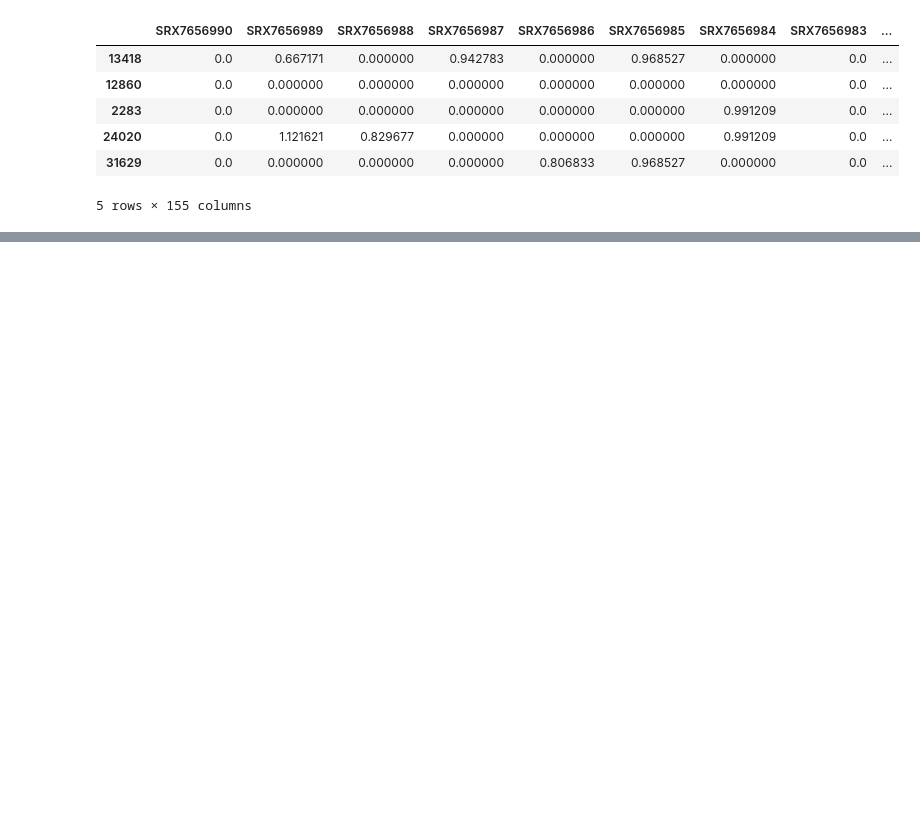
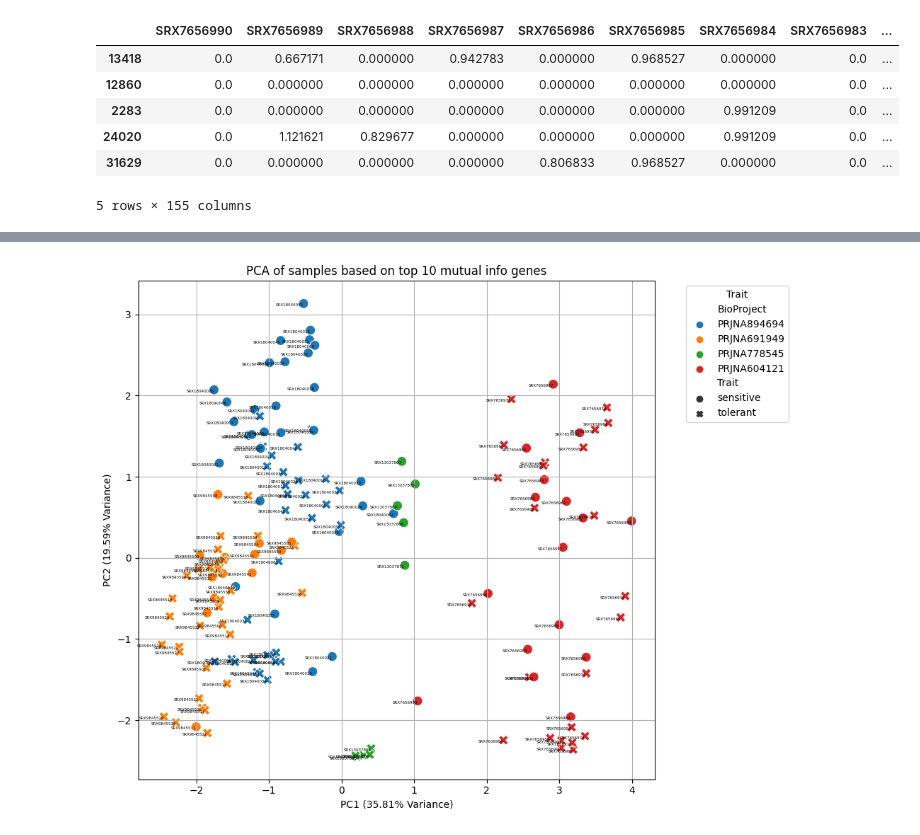
Before and after one commit to Resilience-Biomarkers-for-Aquaculture/Cvirg_Pmarinus_RNAseq, a Jupyter notebook: scripts/2025-01-03_RNAseq_all_AI_diffexp.ipynb, the cells around one changed output, grey strips where cells are left out. Saved outputs shown, nothing was run; the diff lists cells and outputs as text; code cells hidden in the pictures; blank space fills up the shorter version.

```diff
--- a/scripts/2025-01-03_RNAseq_all_AI_diffexp.ipynb
+++ b/scripts/2025-01-03_RNAseq_all_AI_diffexp.ipynb
@@ -549,0 +728,3 @@ plt.savefig("../analyses/2025-01-03_RNAseq_all_AI_diffexp/PCA_top_10_mutual_info
+# %%
+metadata_sorted = metadata.sort_values(by=['BioProject', 'Trait'])
+sorted_samples = metadata_sorted['Sample']
@@ -549,0 +772,8 @@ plt.savefig("../analyses/2025-01-03_RNAseq_all_AI_diffexp/PCA_top_10_mutual_info
+# %%
+# Create a DataFrame for averaged results
+mutual_info_results = pd.DataFrame({
+    'Gene': top_genes_data_sorted.index,
+    'Mutual_Information': avg_mi_scores
+}).sort_values(by='Mutual_Information', ascending=False)
+
+print(mutual_info_results.head(10))
@@ -549,0 +792,8 @@ plt.savefig("../analyses/2025-01-03_RNAseq_all_AI_diffexp/PCA_top_10_mutual_info
+# %%
+# Do PCA plot for the top 10, genes in mutual information score
+top_genes_to_visualize = mutual_info_results.iloc[:10]['Gene']
+
+# Subset the log-transformed CPM data for these genes
+top_genes_data = log_cpm_T.loc[top_genes_to_visualize]
+
+top_genes_data.head()
@@ -549,0 +808,53 @@ plt.savefig("../analyses/2025-01-03_RNAseq_all_AI_diffexp/PCA_top_10_mutual_info
+# %%
+import matplotlib.pyplot as plt
+import matplotlib
+%matplotlib inline
+
+# Perform PCA for the top 10 genes
+pca_data = top_genes_data.T
+
+scaler = StandardScaler()
+scaled_top_10_data = scaler.fit_transform(top_genes_data.T)  # Transpose so genes are features
+pca_top_10 = PCA(n_components=2)
+principal_components = pca_top_10.fit_transform(scaled_top_10_data)
+
+
+
+# Create a DataFrame for the PCA results
+pca_df = pd.DataFrame(data=principal_components, columns=['PC1', 'PC2'])
+pca_df['Sample'] = pca_data.index
+
+# Merge with metadata to color by treatment or batch
+pca_df = pd.merge(pca_df, metadata, left_on='Sample', right_on='Sample')
+
+# Plot PCA for Top 10 Genes
+plt.figure(figsize=(10, 8))
+sns.scatterplot(
+    data=pca_df,
+    x='PC1', y='PC2',
+    hue='BioProject',  # Color by treatment
+    style='Trait',    # Style points by batch
+    s=100
+)
+
+# Add sample ID annotations
+for i, row in pca_df.iterrows():
+    plt.text(
+        x=row['PC1'],
+        y=row['PC2'],
+        s=row['Sample'],
+        fontsize=4,
+        ha='right',
+        va='top'
+    )
+
+plt.title('PCA of samples based on top 10 mutual info genes')
+plt.xlabel(f'PC1 ({pca_top_10.explained_variance_ratio_[0]*100:.2f}% Variance)')
+plt.ylabel(f'PC2 ({pca_top_10.explained_variance_ratio_[1]*100:.2f}% Variance)')
+plt.legend(title='Trait', bbox_to_anchor=(1.05, 1), loc='upper left')
+plt.grid()
+plt.tight_layout()
+
+plt.savefig("../analyses/2025-01-03_RNAseq_all_AI_diffexp/PCA_top_10_mutual_info_genes.png")
+# %% [output]
+[figure, added]
```
Also changed, not shown: parts of 33 cells of this notebook.
